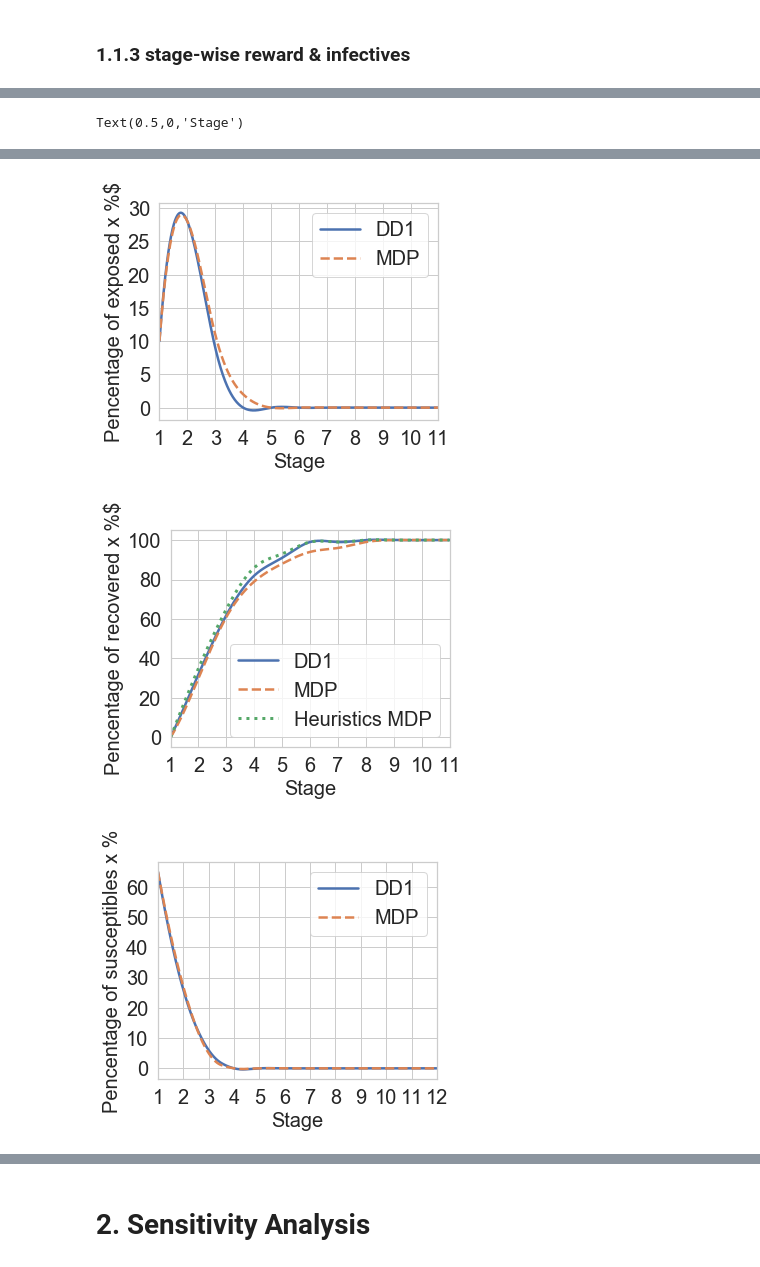
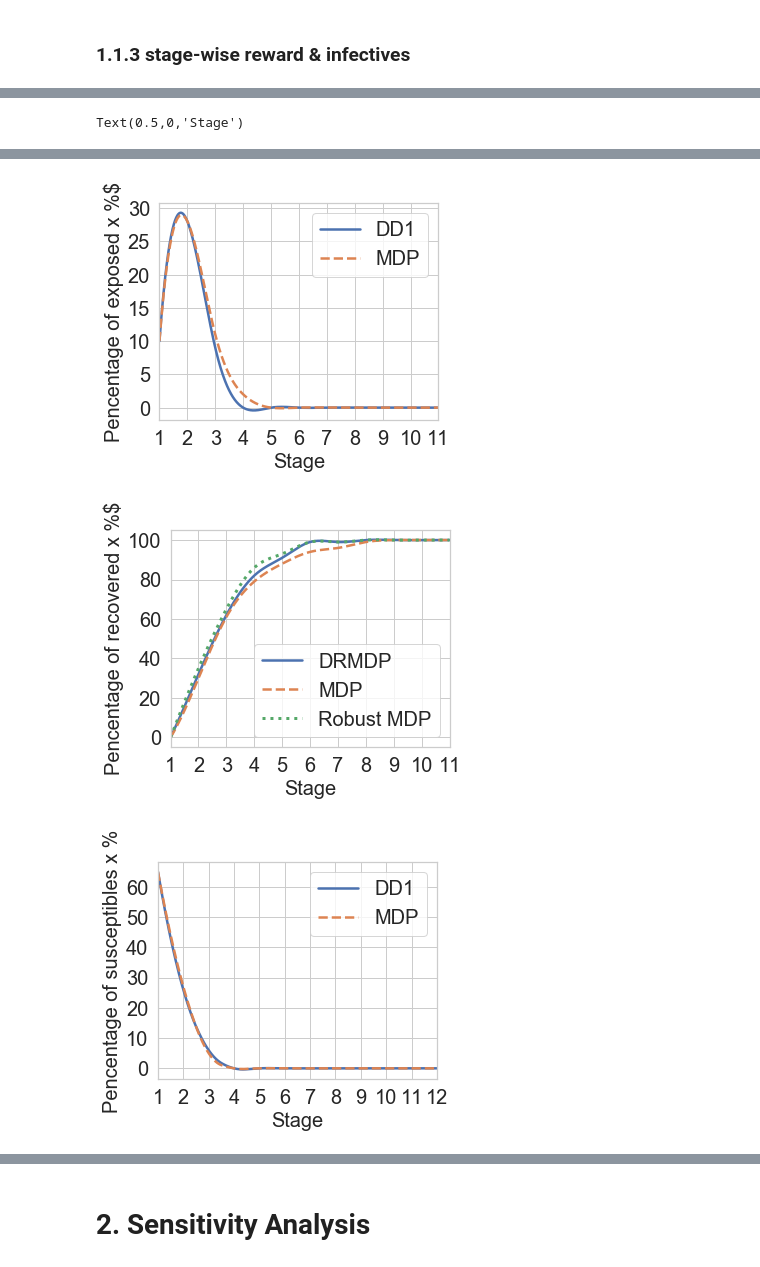
Before and after one commit to kadysongbb/drmdp, a Jupyter notebook: 20210629_plot.ipynb, the cells around one changed output, grey strips where cells are left out. Saved outputs shown, nothing was run; the diff lists cells and outputs as text; code cells hidden in the pictures.

```diff
--- a/20210629_plot.ipynb
+++ b/20210629_plot.ipynb
@@ -310,9 +310,9 @@ q_mdp60 = interp1d(np.arange(1,13), pr_mdp_60, kind='cubic')
 q_heuristics_mdp60 = interp1d(np.arange(1,13), pr_heuristics_mdp60, kind='cubic')
 xnew = np.linspace(1,11,num=1000)
 plt.figure(figsize=(5,4))
-plt.plot(xnew, q_dd160(xnew),'-',label = 'DD1',linewidth = 2.5, color = blue)
+plt.plot(xnew, q_dd160(xnew),'-',label = 'DRMDP',linewidth = 2.5, color = blue)
 plt.plot(xnew, q_mdp60(xnew), '--',label = 'MDP',linewidth = 2.5, color = orange)
-plt.plot(xnew, q_heuristics_mdp60(xnew), linestyle='dotted', label = 'Heuristics MDP', linewidth = 3, color = green)
+plt.plot(xnew, q_heuristics_mdp60(xnew), linestyle='dotted', label = 'Robust MDP', linewidth = 3, color = green)
 
 plt.legend(fontsize = 20)
 plt.xticks(fontsize= 20)
@@ -365,9 +365,9 @@ q_mdp65 = interp1d(np.arange(1,13), pr_mdp_65, kind='cubic')
 q_heuristics_mdp65 = interp1d(np.arange(1,13), pr_heuristics_mdp65, kind='cubic')
 xnew = np.linspace(1,11,num=1000)
 plt.figure(figsize=(5,4))
-plt.plot(xnew, q_dd165(xnew),'-',label = 'DD1',linewidth = 2.5, color = blue)
+plt.plot(xnew, q_dd165(xnew),'-',label = 'DRMDP',linewidth = 2.5, color = blue)
 plt.plot(xnew, q_mdp65(xnew), '--',label = 'MDP',linewidth = 2.5, color = orange)
-plt.plot(xnew, q_heuristics_mdp65(xnew), linestyle='dotted', label = 'Heuristics MDP', linewidth = 3, color = green)
+plt.plot(xnew, q_heuristics_mdp65(xnew), linestyle='dotted', label = 'Robust MDP', linewidth = 3, color = green)
 
 plt.legend(fontsize = 20)
 plt.xticks(fontsize= 20)
@@ -420,9 +420,9 @@ q_mdp70 = interp1d(np.arange(1,13), pr_mdp_70, kind='cubic')
 q_heuristics_mdp70 = interp1d(np.arange(1,13), pr_heuristics_mdp70, kind='cubic')
 xnew = np.linspace(1,11,num=1000)
 plt.figure(figsize=(5,4))
-plt.plot(xnew, q_dd170(xnew),'-',label = 'DD1',linewidth = 2.5, color = blue)
+plt.plot(xnew, q_dd170(xnew),'-',label = 'DRMDP',linewidth = 2.5, color = blue)
 plt.plot(xnew, q_mdp70(xnew), '--',label = 'MDP',linewidth = 2.5, color = orange)
-plt.plot(xnew, q_heuristics_mdp70(xnew), linestyle='dotted', label = 'Heuristics MDP', linewidth = 3, color = green)
+plt.plot(xnew, q_heuristics_mdp70(xnew), linestyle='dotted', label = 'Robust MDP', linewidth = 3, color = green)
 
 plt.legend(fontsize = 20)
 plt.xticks(fontsize= 20)
@@ -461,35 +461,35 @@ plt.plot(xnew, g_mdp75(xnew), '--',label = 'MDP',linewidth = 2.5, color = orange
 
 plt.legend(fontsize = 20)
 plt.xticks(fontsize= 20)
 plt.yticks(fontsize= 20)
 plt.xticks(np.arange(1,12))
 plt.xlim((1,11))
 plt.ylabel('Pencentage of exposed x %$', fontsize = 20)
 plt.xlabel('Stage', fontsize = 20)
 
 pr_dd1_75 = np.asarray([1, 1, 1, 1, 1, 1, 1, 1, 1, 1, 1, 1])*100 - ps_dd1_75 - pi_dd1_75 - pe_dd1_75
 pr_mdp_75 = np.asarray([1, 1, 1, 1, 1, 1, 1, 1, 1, 1, 1, 1])*100 - ps_mdp_75 - pi_mdp_75 - pe_mdp_75
 pr_heuristics_mdp75 = [0, 22, 53, 77, 85, 95, 100, 100, 100, 100, 100, 100]
 q_dd175 = interp1d(np.arange(1,13), pr_dd1_75, kind='cubic')
 q_mdp75 = interp1d(np.arange(1,13), pr_mdp_75, kind='cubic')
 q_heuristics_mdp75 = interp1d(np.arange(1,13), pr_heuristics_mdp75, kind='cubic')
 xnew = np.linspace(1,11,num=1000)
 plt.figure(figsize=(5,4))
-plt.plot(xnew, q_dd175(xnew),'-',label = 'DD1',linewidth = 2.5, color = blue)
+plt.plot(xnew, q_dd175(xnew),'-',label = 'DRMDP',linewidth = 2.5, color = blue)
 plt.plot(xnew, q_mdp75(xnew), '--',label = 'MDP',linewidth = 2.5, color = orange)
-plt.plot(xnew, q_heuristics_mdp75(xnew), linestyle='dotted', label = 'Heuristics MDP', linewidth = 3, color = green)
+plt.plot(xnew, q_heuristics_mdp75(xnew), linestyle='dotted', label = 'Robust MDP', linewidth = 3, color = green)
 
 plt.legend(fontsize = 20)
 plt.xticks(fontsize= 20)
 plt.yticks(fontsize= 20)
 plt.xticks(np.arange(1,12))
 plt.xlim((1,11))
 plt.ylabel('Pencentage of recovered x %$', fontsize = 20)
 plt.xlabel('Stage', fontsize = 20)
 # %% [output]
 Text(0.5,0,'Stage')
 [figure]
 [figure]
-[figure, old version]
+[figure, new version]
 [figure]
 [figure]
```
Also changed, not shown: parts of 4 cells of this notebook.
